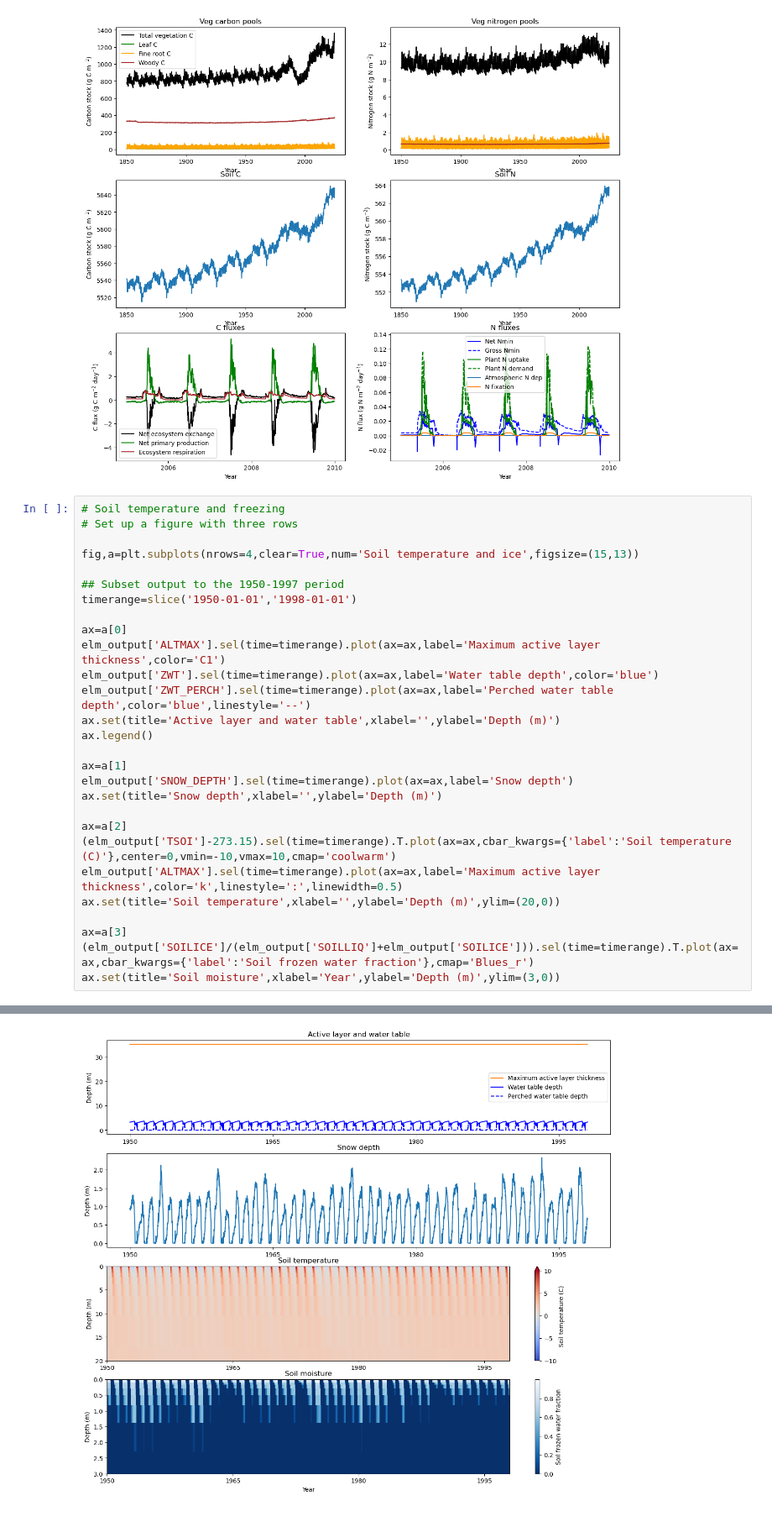
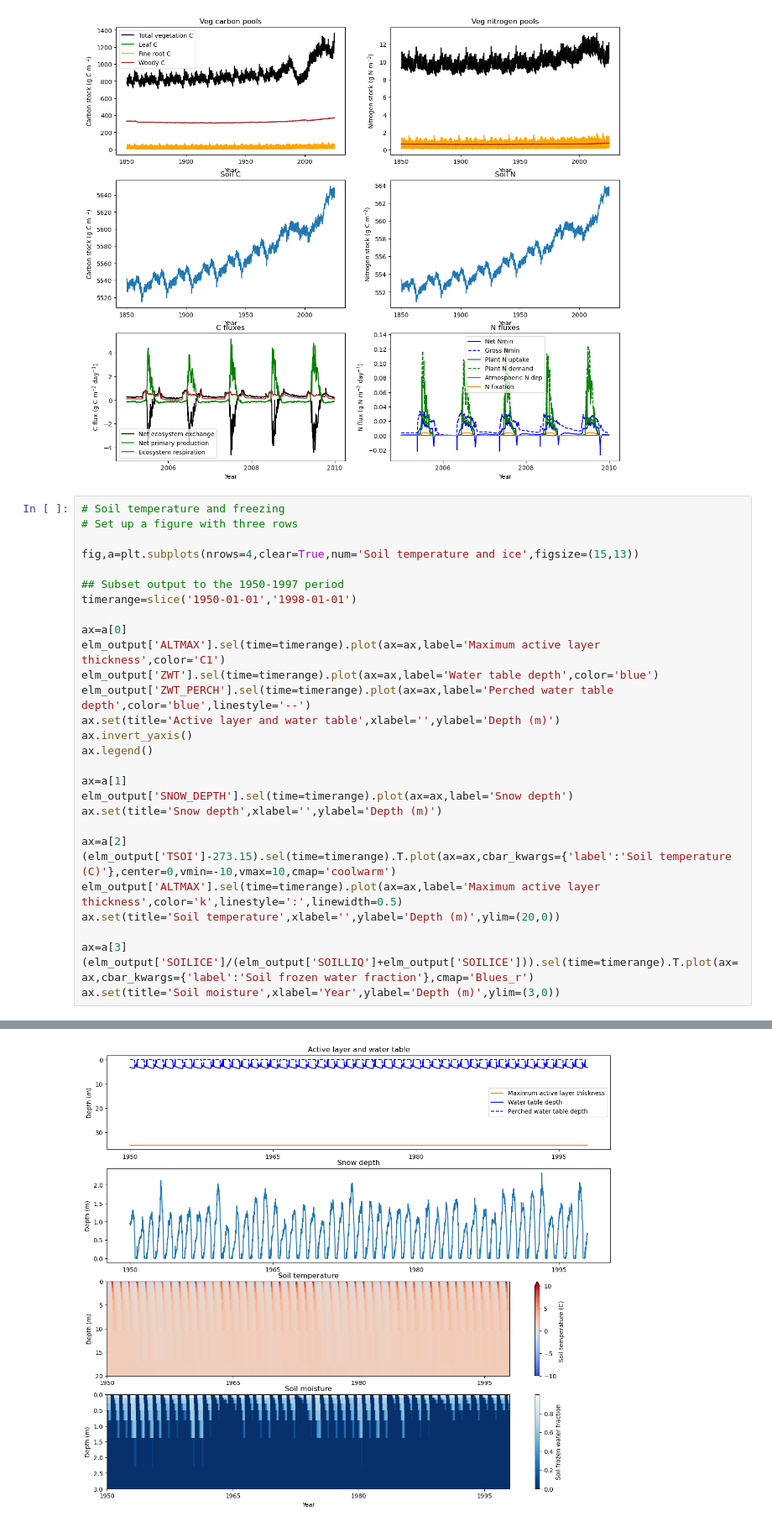
Before and after one commit to NGEE-Arctic/Field-to-Model, a Jupyter notebook: vis_notebooks/02_plot_ELM_output.ipynb, the cells around one changed output, grey strips where cells are left out. Shown at 84% size. Cells and saved outputs as stored; diff of their text form.

```diff
--- a/vis_notebooks/02_plot_ELM_output.ipynb
+++ b/vis_notebooks/02_plot_ELM_output.ipynb
@@ -177,31 +177,32 @@ ax.set(title='N fluxes',xlabel='Year',ylabel='N flux (g N m$^{-2}$ day$^{-1}$)')
 
 fig,a=plt.subplots(nrows=4,clear=True,num='Soil temperature and ice',figsize=(15,13))
 
 ## Subset output to the 1950-1997 period
 timerange=slice('1950-01-01','1998-01-01')
 
 ax=a[0]
 elm_output['ALTMAX'].sel(time=timerange).plot(ax=ax,label='Maximum active layer thickness',color='C1')
 elm_output['ZWT'].sel(time=timerange).plot(ax=ax,label='Water table depth',color='blue')
 elm_output['ZWT_PERCH'].sel(time=timerange).plot(ax=ax,label='Perched water table depth',color='blue',linestyle='--')
 ax.set(title='Active layer and water table',xlabel='',ylabel='Depth (m)')
+ax.invert_yaxis()
 ax.legend()
 
 ax=a[1]
 elm_output['SNOW_DEPTH'].sel(time=timerange).plot(ax=ax,label='Snow depth')
 ax.set(title='Snow depth',xlabel='',ylabel='Depth (m)')
 
 ax=a[2]
 (elm_output['TSOI']-273.15).sel(time=timerange).T.plot(ax=ax,cbar_kwargs={'label':'Soil temperature (C)'},center=0,vmin=-10,vmax=10,cmap='coolwarm')
 elm_output['ALTMAX'].sel(time=timerange).plot(ax=ax,label='Maximum active layer thickness',color='k',linestyle=':',linewidth=0.5)
 ax.set(title='Soil temperature',xlabel='',ylabel='Depth (m)',ylim=(20,0))
 
 ax=a[3]
 (elm_output['SOILICE']/(elm_output['SOILLIQ']+elm_output['SOILICE'])).sel(time=timerange).T.plot(ax=ax,cbar_kwargs={'label':'Soil frozen water fraction'},cmap='Blues_r')
 ax.set(title='Soil moisture',xlabel='Year',ylabel='Depth (m)',ylim=(3,0))
 # %% [output]
 [Text(0.5, 1.0, 'Soil moisture'),
  Text(0.5, 0, 'Year'),
  Text(0, 0.5, 'Depth (m)'),
  (3.0, 0.0)]
-[figure, old version]
+[figure, new version]
```
Also changed, not shown: 6 other files.
